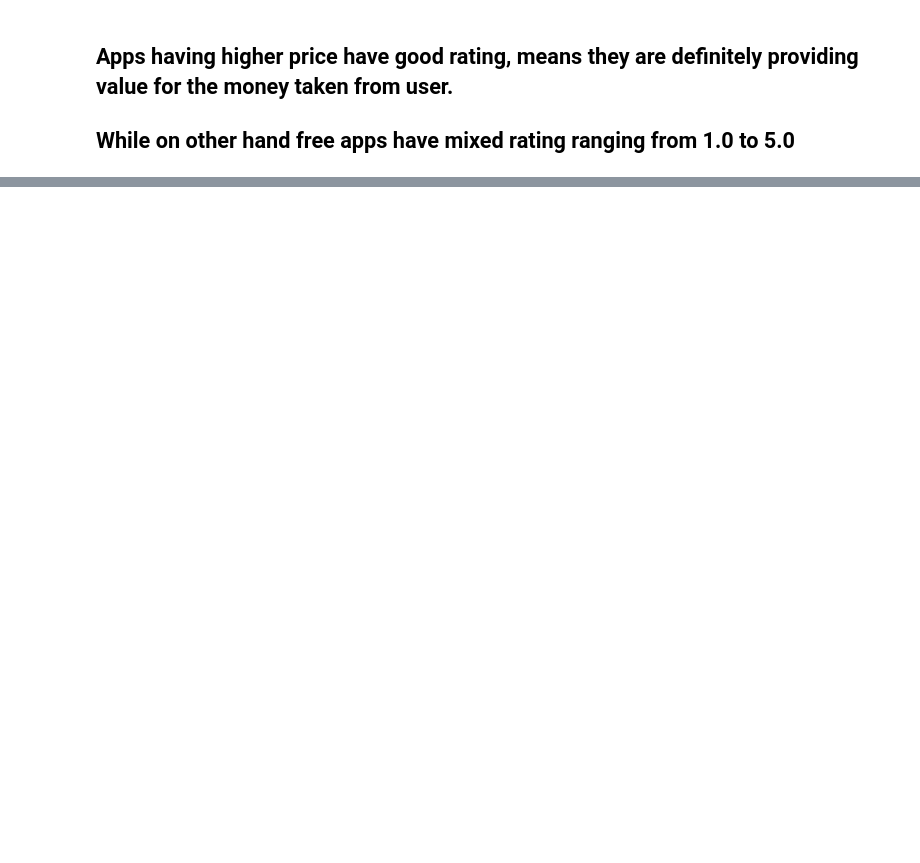
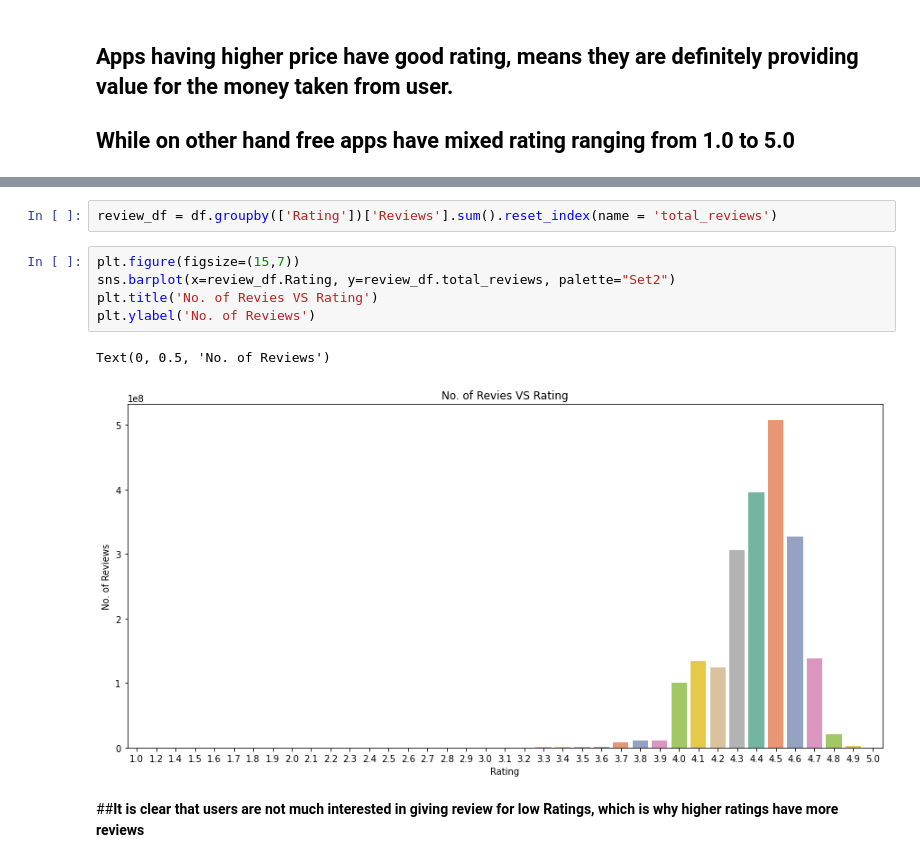
Before and after one commit to SurajSP99/Play_Store_App_Review_Data_Analysis, a Jupyter notebook: Play_Store_App_Review_Analysis_Capstone_Project.ipynb, the cells around one changed output, grey strips where cells are left out. Saved outputs shown, nothing was run; the diff lists cells and outputs as text; blank space fills up the shorter version.

```diff
--- a/Play_Store_App_Review_Analysis_Capstone_Project.ipynb
+++ b/Play_Store_App_Review_Analysis_Capstone_Project.ipynb
@@ -634,0 +663,12 @@ Text(0, 0.5, 'Rating')
+# %%
+review_df = df.groupby(['Rating'])['Reviews'].sum().reset_index(name = 'total_reviews')
+# %%
+plt.figure(figsize=(15,7))
+sns.barplot(x=review_df.Rating, y=review_df.total_reviews, palette="Set2")
+plt.title('No. of Revies VS Rating')
+plt.ylabel('No. of Reviews')
+# %% [output]
+Text(0, 0.5, 'No. of Reviews')
+[figure, added]
+# %% [markdown]
+##**It is clear that users are not much interested in giving review for low Ratings, which is why higher ratings have more reviews**
```
Also changed, not shown: parts of 9 cells of this notebook.
